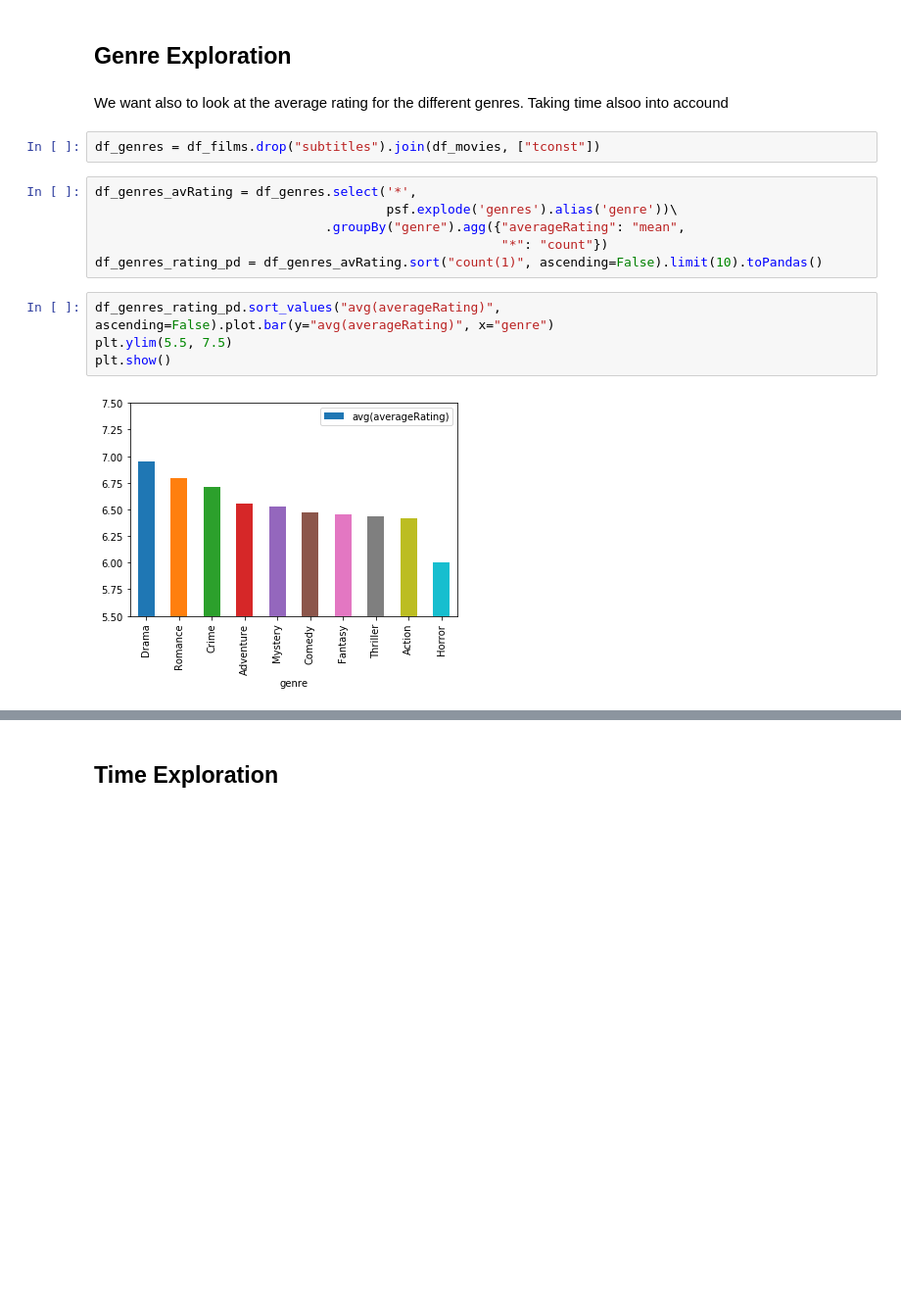
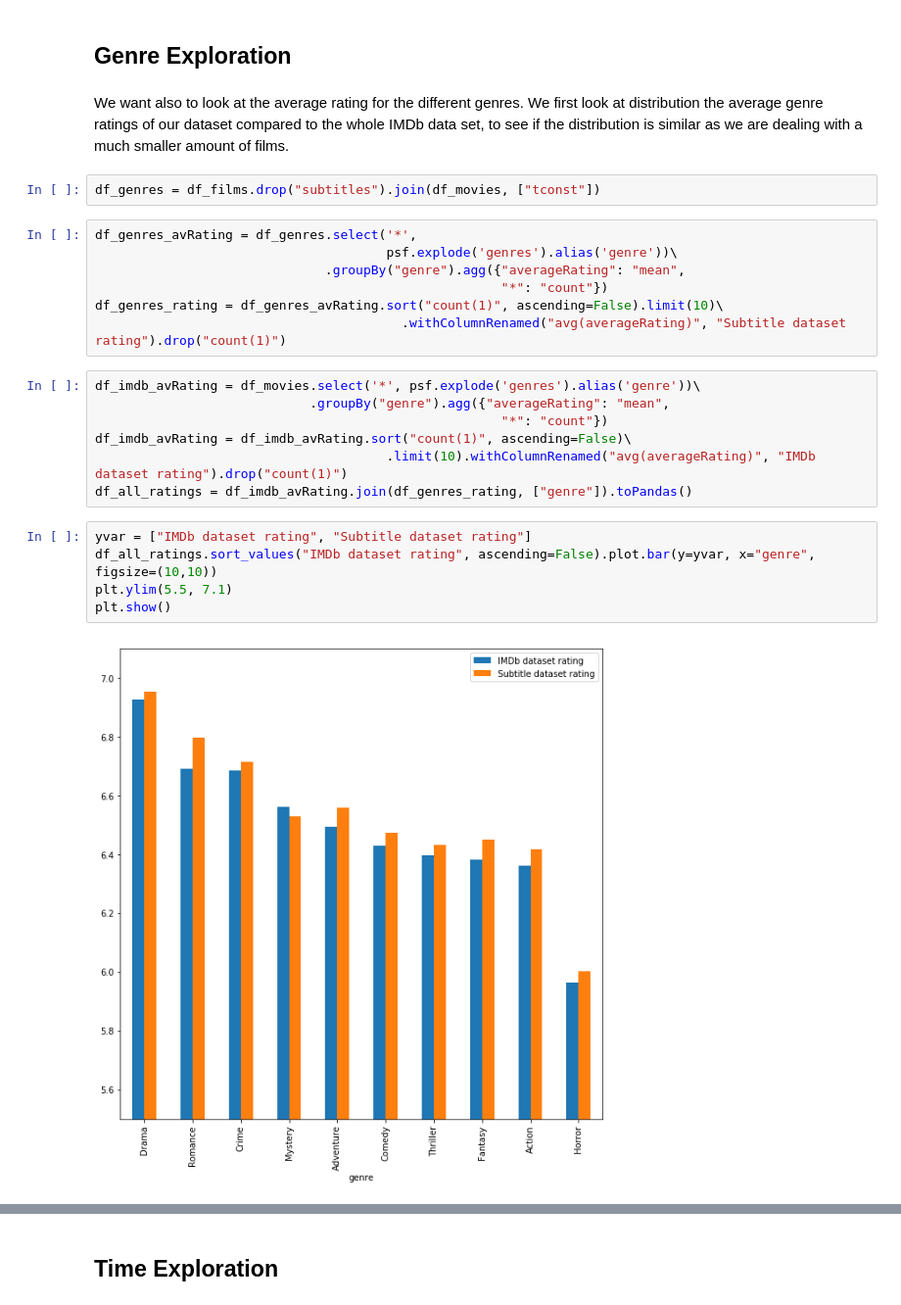
Before and after one commit to Xabitsuki/adamax, a Jupyter notebook: NotebookFinal.ipynb, the cells around one changed output, grey strips where cells are left out. Shown at 98% size. Drawn from its saved outputs; the diff is of its cells as text; blank space fills up the shorter version.

Commit message:
add some comments, plot in one graph genres distributions

```diff
--- a/NotebookFinal.ipynb
+++ b/NotebookFinal.ipynb
@@ -498,8 +498,8 @@ df_films_stats.sort_values("averageRating", ascending=False).head(10)
 | 3797 | tt3417422 | 2603 | 2013 | 2423 | 102.816667 | Drishyam | 160.0 | [Crime, Drama, Thriller] | ... |
 # %% [markdown]
 ## Genre Exploration
-# %% [markdown]
-We want also to look at the average rating for the different genres. Taking time alsoo into accound
+# %% [markdown]
+We want also to look at the average rating for the different genres. We first look at distribution the average genre ratings of our dataset compared to the whole IMDb data set, to see if the distribution is similar as we are dealing with a much smaller amount of films.
 # %%
 df_genres = df_films.drop("subtitles").join(df_movies, ["tconst"])
 # %%
@@ -507,11 +507,20 @@ df_genres_avRating = df_genres.select('*',
                                       psf.explode('genres').alias('genre'))\
                               .groupBy("genre").agg({"averageRating": "mean",
                                                      "*": "count"})
-df_genres_rating_pd = df_genres_avRating.sort("count(1)", ascending=False).limit(10).toPandas()
+df_genres_rating = df_genres_avRating.sort("count(1)", ascending=False).limit(10)\
+                                        .withColumnRenamed("avg(averageRating)", "Subtitle dataset rating").drop("count(1)")
+# %%
+df_imdb_avRating = df_movies.select('*', psf.explode('genres').alias('genre'))\
+                            .groupBy("genre").agg({"averageRating": "mean",
+                                                     "*": "count"})
+df_imdb_avRating = df_imdb_avRating.sort("count(1)", ascending=False)\
+                                      .limit(10).withColumnRenamed("avg(averageRating)", "IMDb dataset rating").drop("count(1)")
+df_all_ratings = df_imdb_avRating.join(df_genres_rating, ["genre"]).toPandas()
 # %%
-df_genres_rating_pd.sort_values("avg(averageRating)", ascending=False).plot.bar(y="avg(averageRating)", x="genre")
-plt.ylim(5.5, 7.5)
+yvar = ["IMDb dataset rating", "Subtitle dataset rating"]
+df_all_ratings.sort_values("IMDb dataset rating", ascending=False).plot.bar(y=yvar, x="genre", figsize=(10,10))
+plt.ylim(5.5, 7.1)
 plt.show()
 # %% [output]
-[figure, old version]
+[figure, new version]
 # %% [markdown]
```
Also changed, not shown: parts of 49 cells of this notebook, 1 other file.
